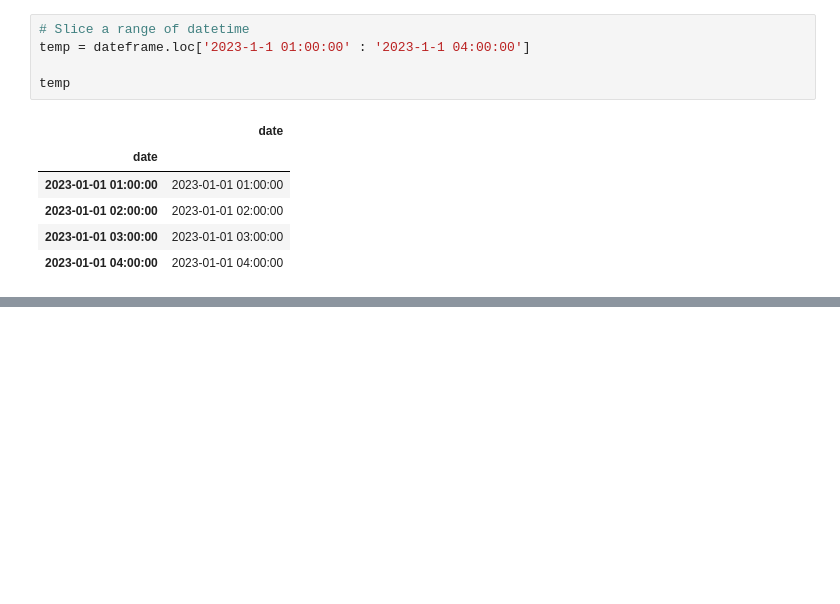
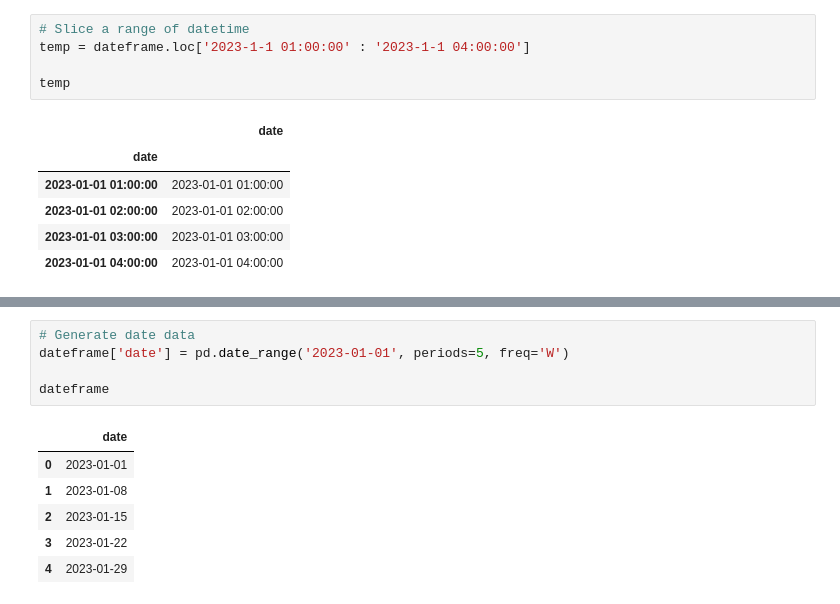
Before and after one commit to thegeekcat/learn-to-code, a Jupyter notebook: python/image-processing/Image Data Pre-Processing - 04. Time.ipynb, the cells around one changed output, grey strips where cells are left out. Cells and saved outputs as stored; diff of their text form; blank space fills up the shorter version.

```diff
--- a/python/image-processing/Image Data Pre-Processing - 04. Time.ipynb
+++ b/python/image-processing/Image Data Pre-Processing - 04. Time.ipynb
@@ -189,0 +202,12 @@ temp
+# %%
+# Generate date data
+dateframe['date'] = pd.date_range('2023-01-01', periods=5, freq='W')
+
+dateframe
+# %% [output]
+|  | date |
+| 0 | 2023-01-01 |
+| 1 | 2023-01-08 |
+| 2 | 2023-01-15 |
+| 3 | 2023-01-22 |
+| 4 | 2023-01-29 |
```
Also changed, not shown: parts of 27 cells of this notebook.
